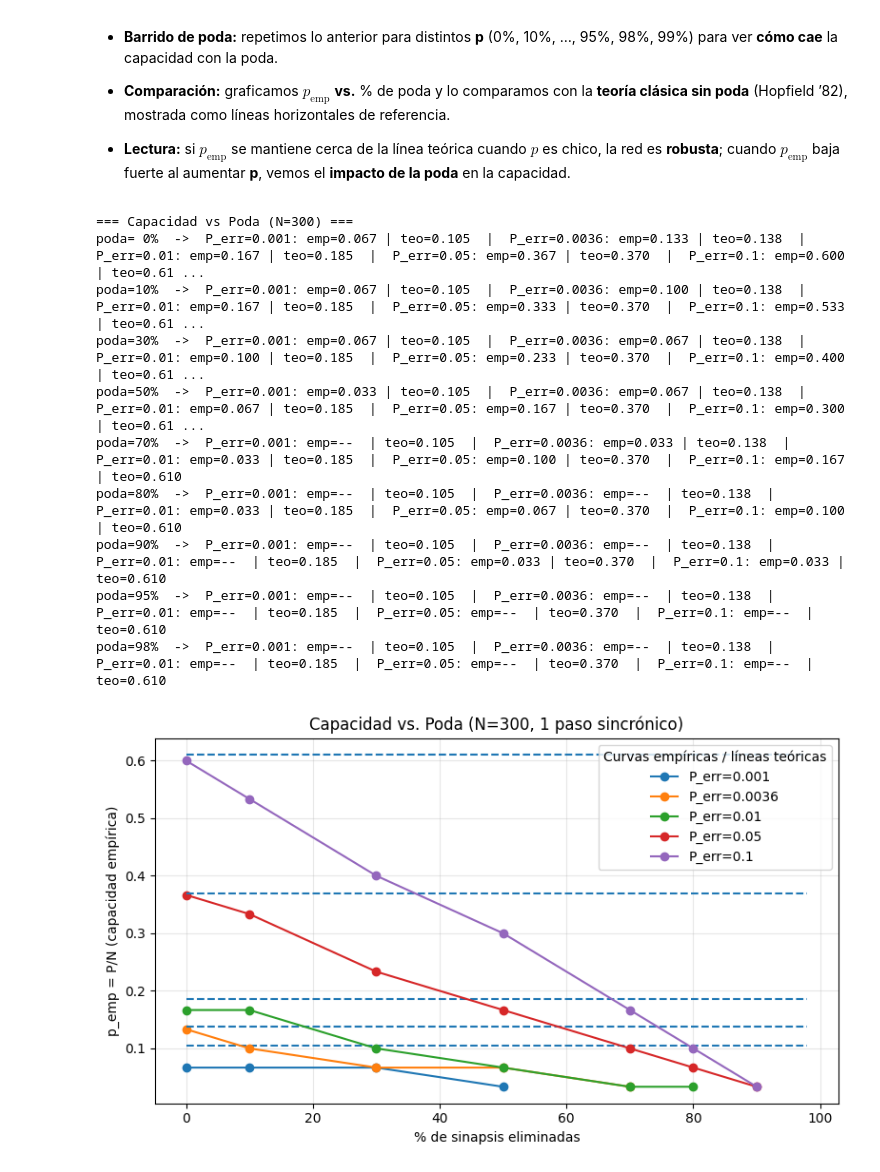
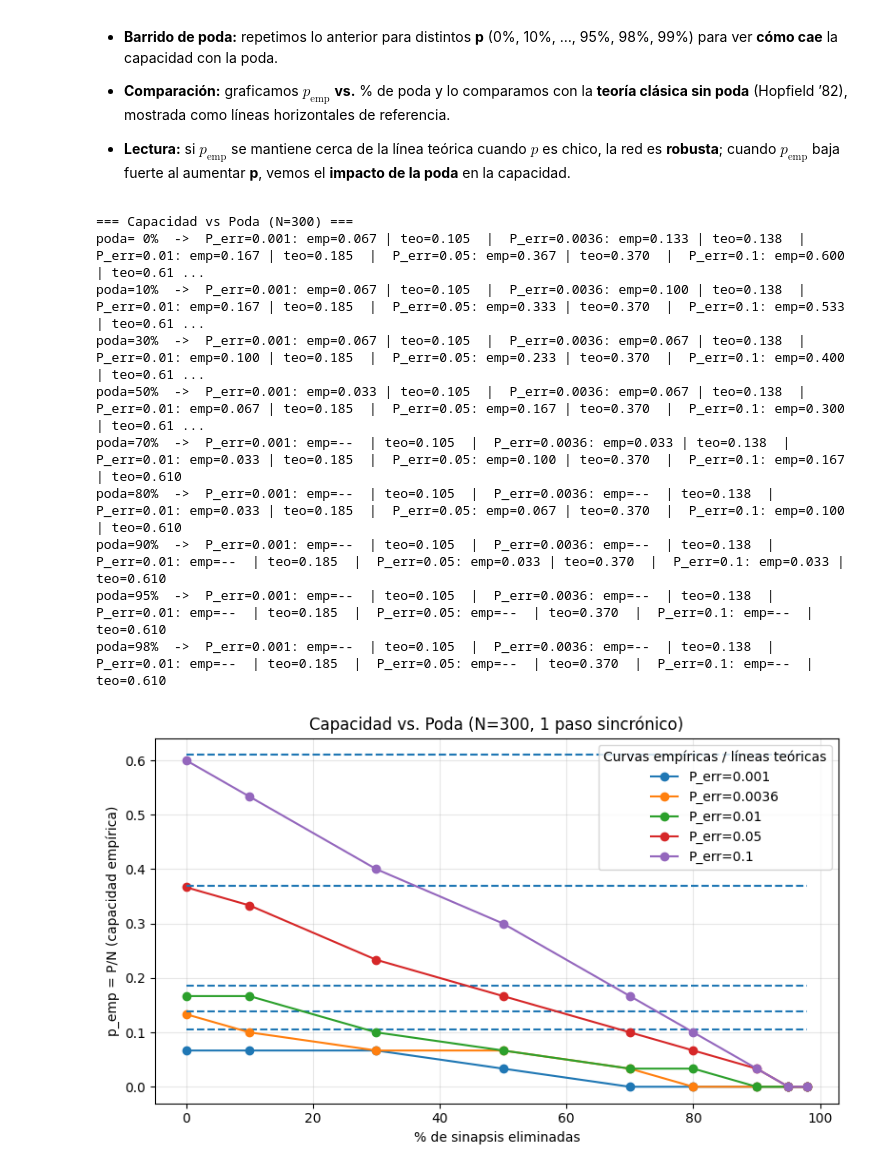
Before and after one commit to lminervino18/trabajos-practicos-aprendizaje-profundo, a Jupyter notebook: TP1/tp1.ipynb, the cells around one changed output. Drawn from its saved outputs; the diff is of its cells as text; code cells hidden in the pictures.

```diff
--- a/TP1/tp1.ipynb
+++ b/TP1/tp1.ipynb
@@ -1226,7 +1268,7 @@ P_range = {
     600:  list(range(10, 800, 10)),
     900:  list(range(10, 1000, 10)),
     1600: list(range(20, 2000, 20)),
-    2500: list(range(20, 1000, 20))
+    2500: list(range(20, 4000, 20))
 }
 
 Ns = list(P_range.keys())  # usar las mismas claves
@@ -1632,22 +1655,43 @@ independientemente con probabilidad \(p\).
 - La **diagonal** se fuerza a cero, ya que no existen auto-conexiones.
 # %%
 def podar_sinapsis_simple(W, p, seed=None):
-    if not (0.0 <= p <= 1.0):
-        raise ValueError("p debe estar en [0, 1].")
+    """
+    Poda simétrica de la matriz de pesos de Hopfield.
+
+    Parámetros
+    ----------
+    W : ndarray (N,N)
+        Matriz de pesos original.
+    p : float
+        Porcentaje de sinapsis a eliminar (0..1).
+    seed : int | None
+        Semilla para reproducibilidad.
+
+    Retorna
+    -------
+    W_podada : ndarray (N,N)
+        Matriz de pesos podada, simétrica y con diagonal 0.
+    """
     W = np.asarray(W)
-    if W.ndim != 2 or W.shape[0] != W.shape[1]:
-        raise ValueError("W debe ser NxN.")
     N = W.shape[0]
     rng = np.random.default_rng(seed)
+
+    # Índices de la parte superior triangular sin la diagonal
     iu = np.triu_indices(N, k=1)
-    keep_up = rng.random(iu[0].size) >= p
+
+    # Crear máscara de poda: True = mantener, False = eliminar
+    mask_up = rng.random(iu[0].size) >= p
+
+    # Crear máscara completa simétrica
     mask = np.zeros((N, N), dtype=bool)
-    mask[iu] = keep_up
+    mask[iu] = mask_up
     mask = mask | mask.T
-    np.fill_diagonal(mask, False)
+
+    # Aplicar máscara a la matriz de pesos
     W_podada = W.copy()
+    W_podada *= mask.astype(W.dtype)
     np.fill_diagonal(W_podada, 0.0)
-    W_podada *= mask.astype(W_podada.dtype)
+
     return W_podada
 # %% [markdown]
 # 3.a. ¿Cómo cambia el error en función del porcentaje de sinapsis eliminadas?
@@ -1903,7 +1916,7 @@ def plot_cap_vs_poda(N, resultados_por_poda, theoretical):
             triplets = resultados_por_poda[p]
             for (tt, p_emp, _) in triplets:
                 if tt == t:
-                    y.append(np.nan if p_emp is None else p_emp)
+                    y.append(0.0 if p_emp is None else p_emp)
                     break
         plt.plot([int(100*p) for p in podas], y, marker='o', label=f"P_err={t:.4g}")
         plt.hlines(theoretical[t], xmin=int(100*podas[0]), xmax=int(100*podas[-1]), linestyles='dashed')
@@ -1943,34 +1956,34 @@ for N in Ns:
         targets=tuple(THEORETICAL.keys()),
         norm='N',
         patrones_source=None,
         seed_base=1234
     )
 
     print(f"\n=== Capacidad vs Poda (N={N}) ===")
     for poda in PODAS:
         triples = res_podado[poda]
         cols = []
         for t, p_emp, err in triples:
             p_teo = THEORETICAL[t]
             if p_emp is None:
                 cols.append(f"P_err={t:.4g}: emp=--  | teo={p_teo:.3f}")
             else:
                 cols.append(f"P_err={t:.4g}: emp={p_emp:.3f} | teo={p_teo:.3f}")
         print(f"poda={int(100*poda):>2d}%  ->  " + "  |  ".join(cols))
 
     plot_cap_vs_poda(N, res_podado, THEORETICAL)
 # %% [output]
 === Capacidad vs Poda (N=300) ===
 poda= 0%  ->  P_err=0.001: emp=0.067 | teo=0.105  |  P_err=0.0036: emp=0.133 | teo=0.138  |  P_err=0.01: emp=0.167 | teo=0.185  |  P_err=0.05: emp=0.367 | teo=0.370  |  P_err=0.1: emp=0.600 | teo=0.61 ...
 poda=10%  ->  P_err=0.001: emp=0.067 | teo=0.105  |  P_err=0.0036: emp=0.100 | teo=0.138  |  P_err=0.01: emp=0.167 | teo=0.185  |  P_err=0.05: emp=0.333 | teo=0.370  |  P_err=0.1: emp=0.533 | teo=0.61 ...
 poda=30%  ->  P_err=0.001: emp=0.067 | teo=0.105  |  P_err=0.0036: emp=0.067 | teo=0.138  |  P_err=0.01: emp=0.100 | teo=0.185  |  P_err=0.05: emp=0.233 | teo=0.370  |  P_err=0.1: emp=0.400 | teo=0.61 ...
 poda=50%  ->  P_err=0.001: emp=0.033 | teo=0.105  |  P_err=0.0036: emp=0.067 | teo=0.138  |  P_err=0.01: emp=0.067 | teo=0.185  |  P_err=0.05: emp=0.167 | teo=0.370  |  P_err=0.1: emp=0.300 | teo=0.61 ...
 poda=70%  ->  P_err=0.001: emp=--  | teo=0.105  |  P_err=0.0036: emp=0.033 | teo=0.138  |  P_err=0.01: emp=0.033 | teo=0.185  |  P_err=0.05: emp=0.100 | teo=0.370  |  P_err=0.1: emp=0.167 | teo=0.610
 poda=80%  ->  P_err=0.001: emp=--  | teo=0.105  |  P_err=0.0036: emp=--  | teo=0.138  |  P_err=0.01: emp=0.033 | teo=0.185  |  P_err=0.05: emp=0.067 | teo=0.370  |  P_err=0.1: emp=0.100 | teo=0.610
 poda=90%  ->  P_err=0.001: emp=--  | teo=0.105  |  P_err=0.0036: emp=--  | teo=0.138  |  P_err=0.01: emp=--  | teo=0.185  |  P_err=0.05: emp=0.033 | teo=0.370  |  P_err=0.1: emp=0.033 | teo=0.610
 poda=95%  ->  P_err=0.001: emp=--  | teo=0.105  |  P_err=0.0036: emp=--  | teo=0.138  |  P_err=0.01: emp=--  | teo=0.185  |  P_err=0.05: emp=--  | teo=0.370  |  P_err=0.1: emp=--  | teo=0.610
 poda=98%  ->  P_err=0.001: emp=--  | teo=0.105  |  P_err=0.0036: emp=--  | teo=0.138  |  P_err=0.01: emp=--  | teo=0.185  |  P_err=0.05: emp=--  | teo=0.370  |  P_err=0.1: emp=--  | teo=0.610
-[figure, old version]
+[figure, new version]
 === Capacidad vs Poda (N=600) ===
 poda= 0%  ->  P_err=0.001: emp=0.100 | teo=0.105  |  P_err=0.0036: emp=0.133 | teo=0.138  |  P_err=0.01: emp=0.183 | teo=0.185  |  P_err=0.05: emp=0.367 | teo=0.370  |  P_err=0.1: emp=0.600 | teo=0.61 ...
 poda=10%  ->  P_err=0.001: emp=0.083 | teo=0.105  |  P_err=0.0036: emp=0.117 | teo=0.138  |  P_err=0.01: emp=0.167 | teo=0.185  |  P_err=0.05: emp=0.333 | teo=0.370  |  P_err=0.1: emp=0.550 | teo=0.61 ...
```
Also changed, not shown: parts of 13 cells of this notebook, 2 other files.
